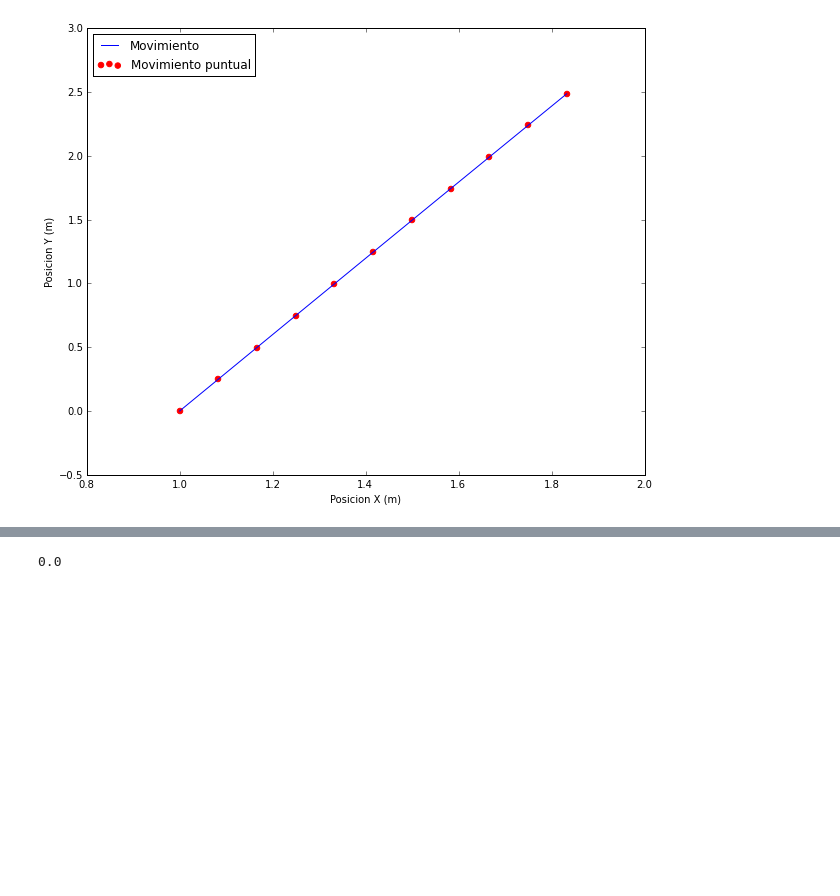
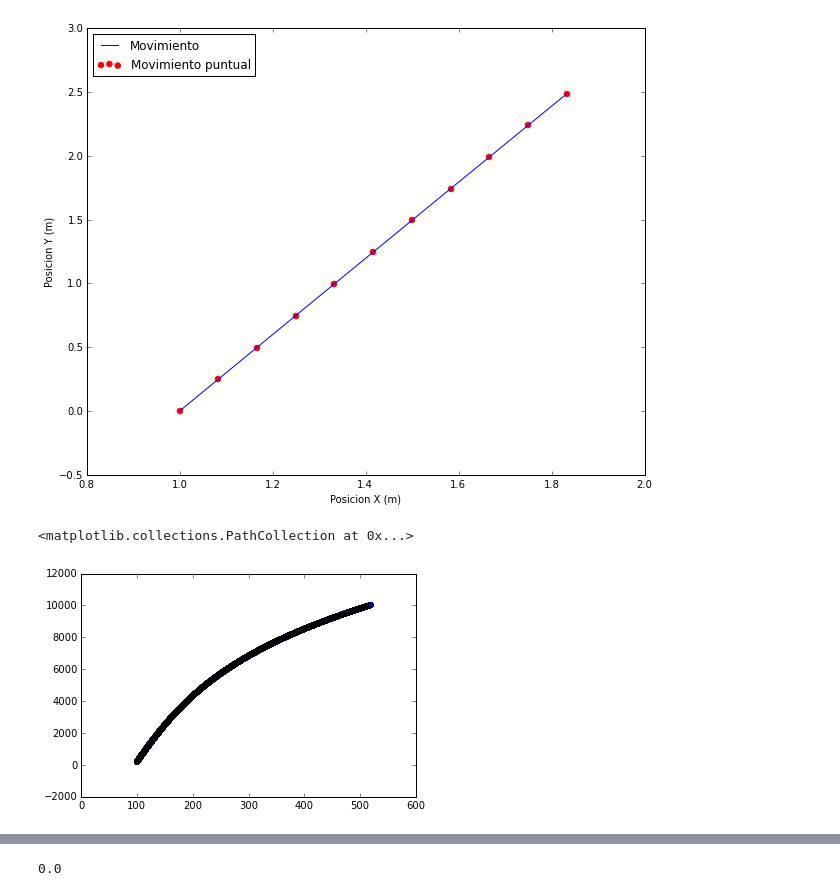
Before and after one commit to AzulGarza/proyecto-mate-compu, a Jupyter notebook: proyecto/N_cuerpos.ipynb, the cells around one changed output, grey strips where cells are left out. Cells and saved outputs as stored; diff of their text form; code cells hidden in the pictures; blank space fills up the shorter version.

```diff
--- a/proyecto/N_cuerpos.ipynb
+++ b/proyecto/N_cuerpos.ipynb
@@ -132,0 +137,3 @@ particula_2 = Particula(posicion = posicion_2, velocidad = velocidad_2, masa = 1
+# %%
+time = 83
+steps = 1000
@@ -240,6 +269,8 @@ particula_1.dibujar()
 # en general
 # %%
 def muchas_fuerzas(time, steps, sub_steps, speed_0, position_0, force_0):
+    pos_x = []
+    pos_y = []
     for i in range(steps):
         dt_0 = i * time / steps
         dt_1 = (i+1) * time / steps
@@ -251,11 +282,14 @@ def muchas_fuerzas(time, steps, sub_steps, speed_0, position_0, force_0):
         posicion_1[0, 1] = position_0[1] # Posicion_inicial_y
         particula_1 = Particula(posicion = posicion_1, velocidad = velocidad_1, masa = 10)
         particula_1.mover(force_0, dt_1 - dt_0)
-        particula_1.dibujar()
+        pos_x.append(particula_1.posicion_x)
+        pos_y.append(particula_1.posicion_y)
         speed_0[0] = velocidad_1[sub_steps-1, 0]
         speed_0[1] = velocidad_1[sub_steps-1, 1]
         position_0[0] = posicion_1[sub_steps-1, 0]
         position_0[1] = posicion_1[sub_steps-1, 1]
-        force_0 = [force_0[0] + 10 + i, force_0[1] + -10 + i]
+        force_0 = [force_0[0] + 10 + i, force_0[1] + -10 + i] # La fuerza cambia en cada step
+
+    return pos_x, pos_y
 # %%
 # Intento con recusión
@@ -263,0 +296,9 @@ def aplica_fuerzas(time, steps, sub_steps):
+# %%
+a, b = muchas_fuerzas(10, 10, 1000, [20,1000], [100,200], [10, -10])
+x, y = muchas_fuerzas(10, 100, 1000, [20,1000], [100,200], [10, -10])
+z, w = muchas_fuerzas(10, 1000, 1000, [20,1000], [100,200], [10, -10])
+# %%
+plt.scatter(a,b)
+# %% [output]
+<matplotlib.collections.PathCollection at 0x...>
+[figure, added]
```
Also changed, not shown: parts of 15 cells of this notebook.
